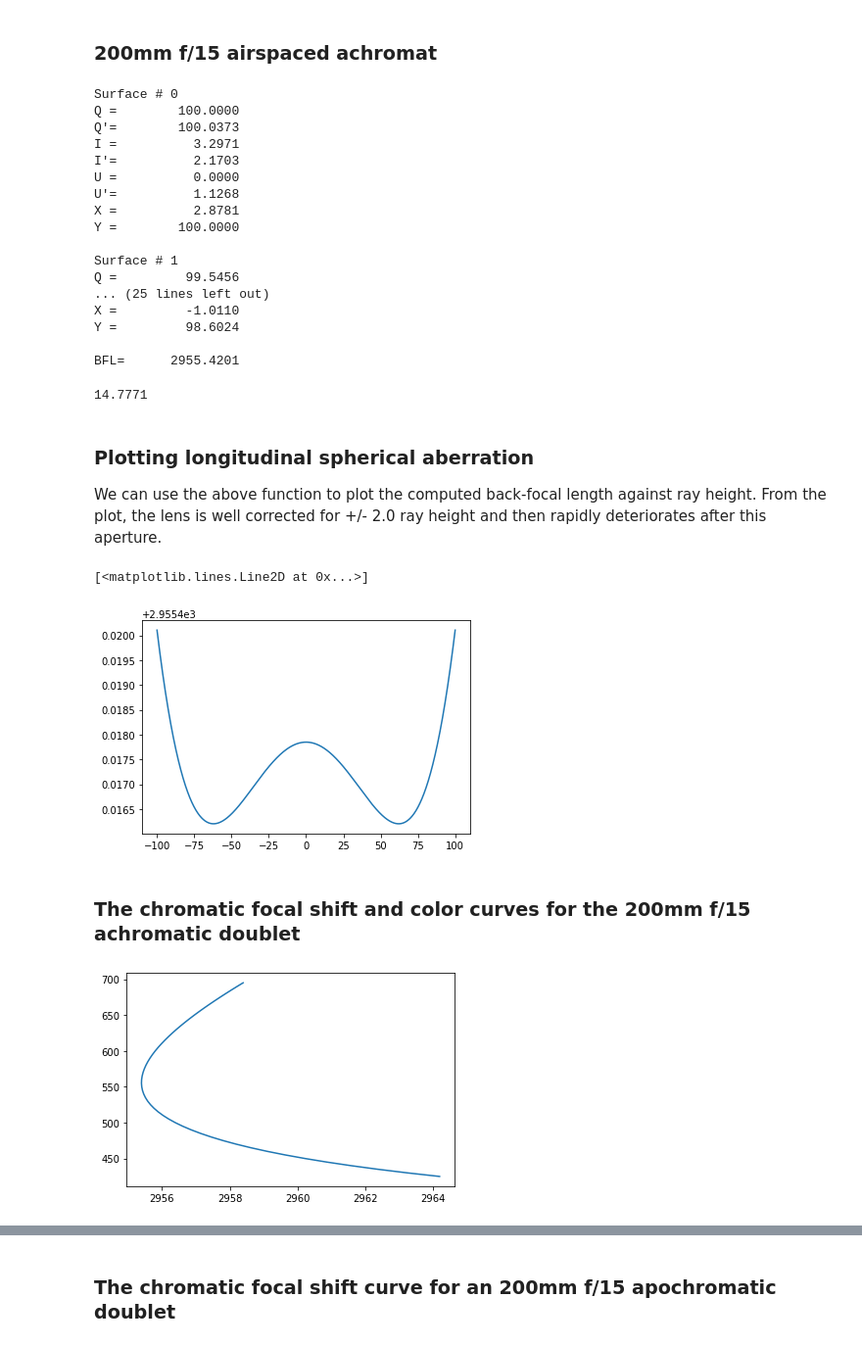
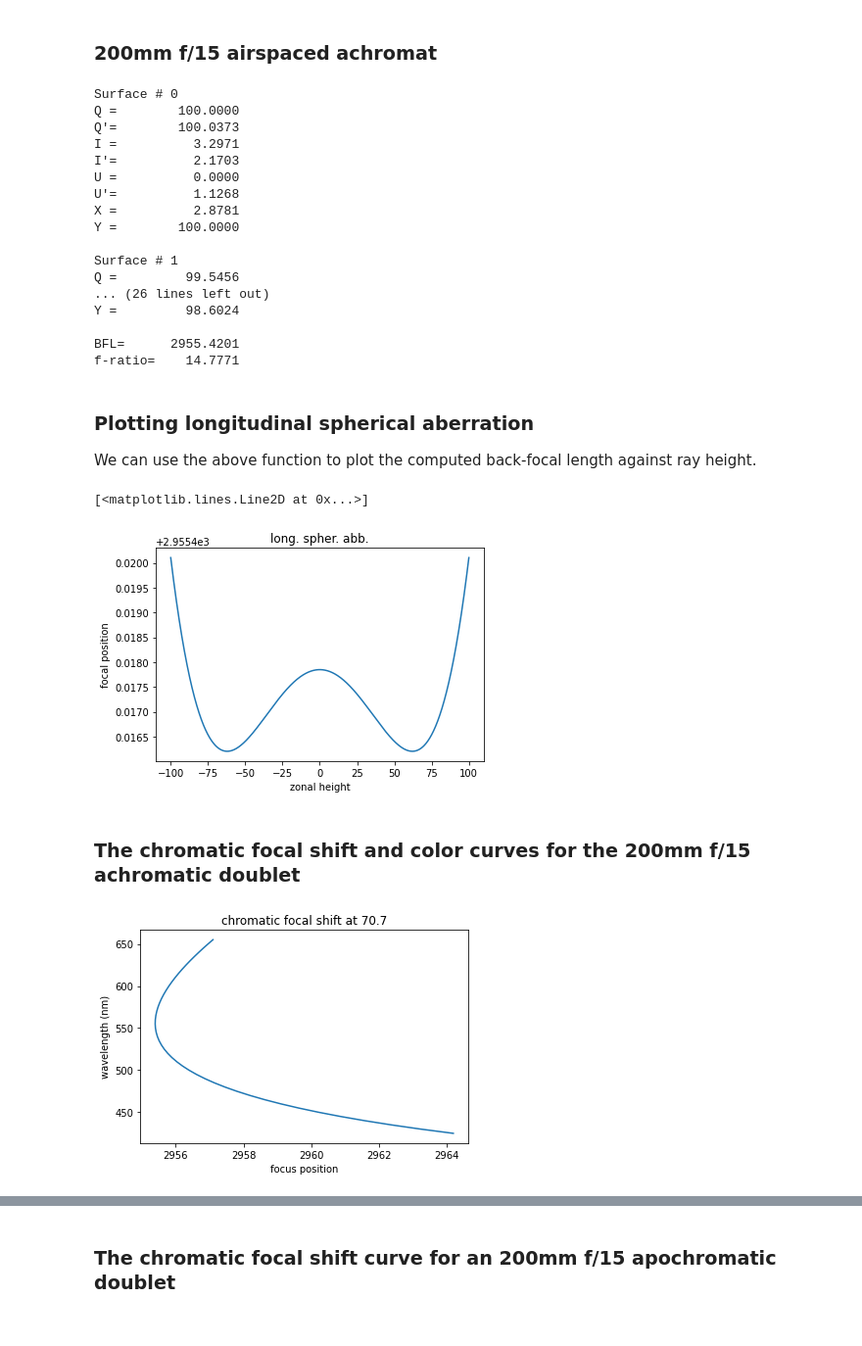
Before and after one commit to tgani/ray_tracing, a Jupyter notebook: Meridional_Ray_Tracing.ipynb, the cells around one changed output, grey strips where cells are left out. Shown at 98% size. Drawn from its saved outputs; the diff is of its cells as text; code cells hidden in the pictures.

```diff
--- a/Meridional_Ray_Tracing.ipynb
+++ b/Meridional_Ray_Tracing.ipynb
@@ -181,0 +309,4 @@ def meridional_ray_trace(wvl, R, d, medium_names, Q_init, show_vars):
+# %%
+def meridional_ray_trace(wvl, prescription, Q_init, show_vars):
+    result = meridional_ray_trace_return_all(wvl, prescription, Q_init, show_vars)
+    return result[0]
@@ -182,11 +316,14 @@ def meridional_ray_trace(wvl, R, d, medium_names, Q_init, show_vars):
 # %%
-def chromatic_focal_shift(wvl_begin, wvl_end, R, d, media, z_height):
+def chromatic_focal_shift(wvl_begin, wvl_end, prescription, z_height):
     wvl = 425
     xvals=list()
     yvals=list()
-    while wvl < 700:
+    while wvl < wvl_end:
         yvals.append(wvl)
-        xvals.append(meridional_ray_trace(wvl, R, d, media, z_height, False))
+        xvals.append(meridional_ray_trace(wvl, prescription, z_height, False))
         wvl += 5
+    plt.title('chromatic focal shift at {}'.format(z_height))
+    plt.xlabel('focus position')
+    plt.ylabel('wavelength (nm)')
     plt.plot(xvals, yvals)
 # %%
@@ -237,10 +425,28 @@ BFL=        11.2913
 ### 200mm f/15 airspaced achromat
 # %%
 # 200mm f/15 BK7/F2 airspaced achromat
-R=[1738.701, -1076.634, -1076.634, -4808.732]
-d=[25, 10.02772, 17]
-media=['AIR', 'BK7', 'AIR', 'F2', 'AIR']
-meridional_ray_trace(546, R, d, media, 100, True)/200
+f15_airspaced_achro= Prescription('''
+MED AIR
+RAD 1e10
+TH 1e10
+
+MED BK7
+RAD 1738.701
+TH 25.0
+
+MED AIR
+RAD -1076.634
+TH 10.02772
+
+MED F2
+RAD -1076.634
+TH 17.0
+
+MED AIR
+RAD -4808.732
+TH 1e10
+''')
+print('f-ratio= {:10.4f}'.format(meridional_ray_trace(546, f15_airspaced_achro, 100, True)/200))
 # %% [output]
 Surface # 0
 Q =        100.0000
@@ -254,15 +460,14 @@ Y =        100.0000
 
 Surface # 1
 Q =         99.5456
-... (25 lines left out)
-X =         -1.0110
+... (26 lines left out)
 Y =         98.6024
 
 BFL=      2955.4201
+f-ratio=    14.7771
-14.7771
 # %% [markdown]
 ### Plotting longitudinal spherical aberration
-We can use the above function to plot the computed back-focal length against ray height. From the plot, the lens is well corrected for +/- 2.0 ray height and then rapidly deteriorates after this aperture.
+We can use the above function to plot the computed back-focal length against ray height.
 # %%
 %matplotlib inline
 import matplotlib.pyplot as plt
@@ -272,16 +477,19 @@ xvals=list()
 yvals=list()
 while ray_height <= 100:
     xvals.append(ray_height)
-    yvals.append(meridional_ray_trace(546, R, d, media, ray_height, False))
+    yvals.append(meridional_ray_trace(546, f15_airspaced_achro, ray_height, False))
     ray_height += 0.05
 
+plt.title('long. spher. abb.')
+plt.ylabel('focal position')
+plt.xlabel('zonal height')
 plt.plot(xvals, yvals)
 # %% [output]
 [<matplotlib.lines.Line2D at 0x...>]
-[figure, old version]
+[figure, new version]
 # %% [markdown]
 ### The chromatic focal shift and color curves for the 200mm f/15 achromatic doublet
 # %%
-chromatic_focal_shift(486, 656, R, d, media, 70.7)
+chromatic_focal_shift(486, 656, f15_airspaced_achro, 70.7)
 # %% [output]
-[figure, old version]
+[figure, new version]
```
Also changed, not shown: parts of 28 cells of this notebook.
